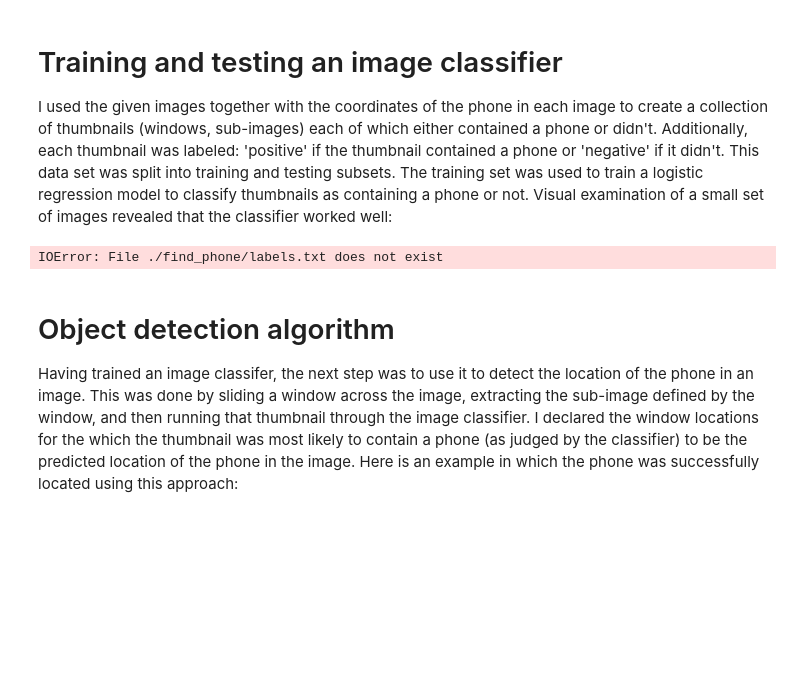
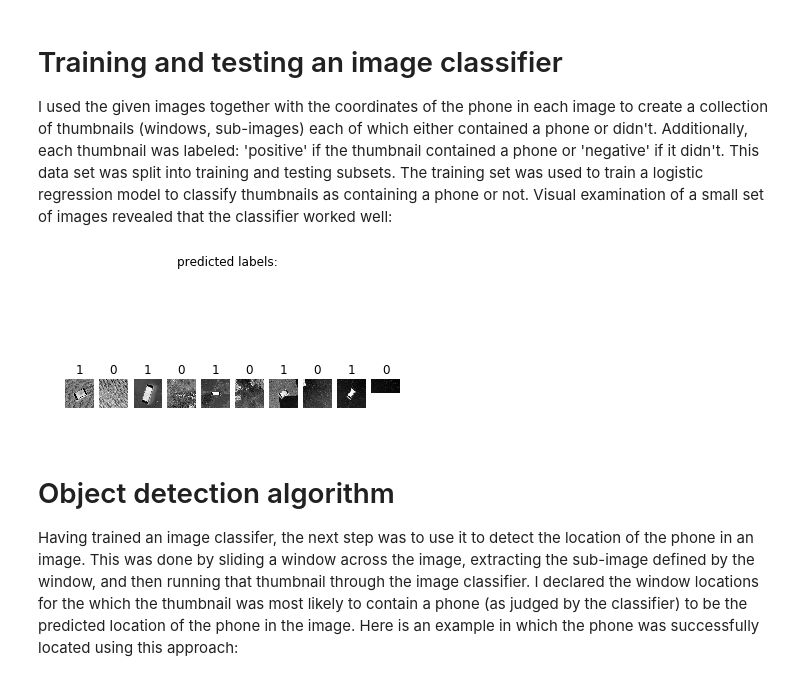
Before and after one commit to petermchale/find_phone, a Jupyter notebook: analysis.ipynb, the cells around one changed output. Cells and saved outputs as stored; diff of their text form; code cells hidden in the pictures; blank space fills up the shorter version.

```diff
--- a/analysis.ipynb
+++ b/analysis.ipynb
@@ -26,9 +26,9 @@ conda install scikit-learn
 I used the given images together with the coordinates of the phone in each image to create a collection of thumbnails (windows, sub-images) each of which either contained a phone or didn't. Additionally, each thumbnail was labeled: 'positive' if the thumbnail contained a phone or 'negative' if it didn't. This data set was split into training and testing subsets. The training set was used to train a logistic regression model to classify thumbnails as containing a phone or not. Visual examination of a small set of images revealed that the classifier worked well:
 # %%
 from train_phone_finder import train_and_test_model
-train_and_test_model('./find_phone')
+train_and_test_model('./data')
 # %% [output]
-IOError: File ./find_phone/labels.txt does not exist
+[figure, added]
 # %% [markdown]
 # Object detection algorithm
 
```
Also changed, not shown: parts of 2 cells of this notebook, 5 other files.
